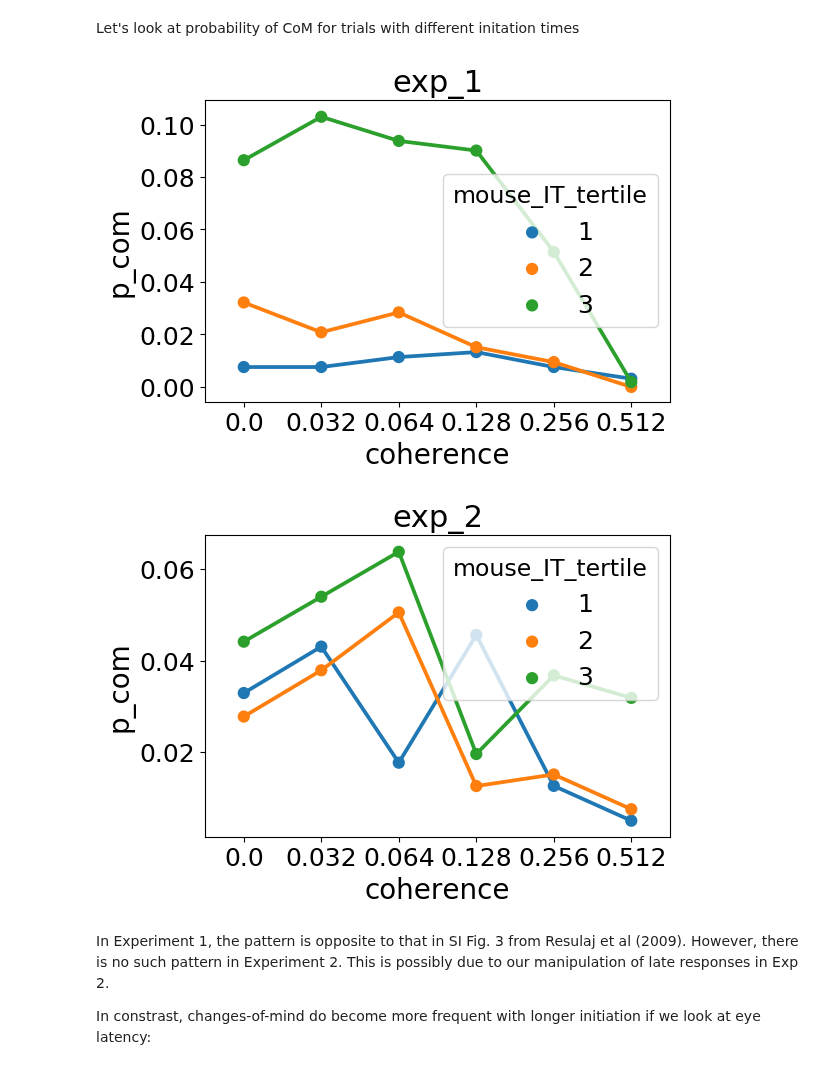
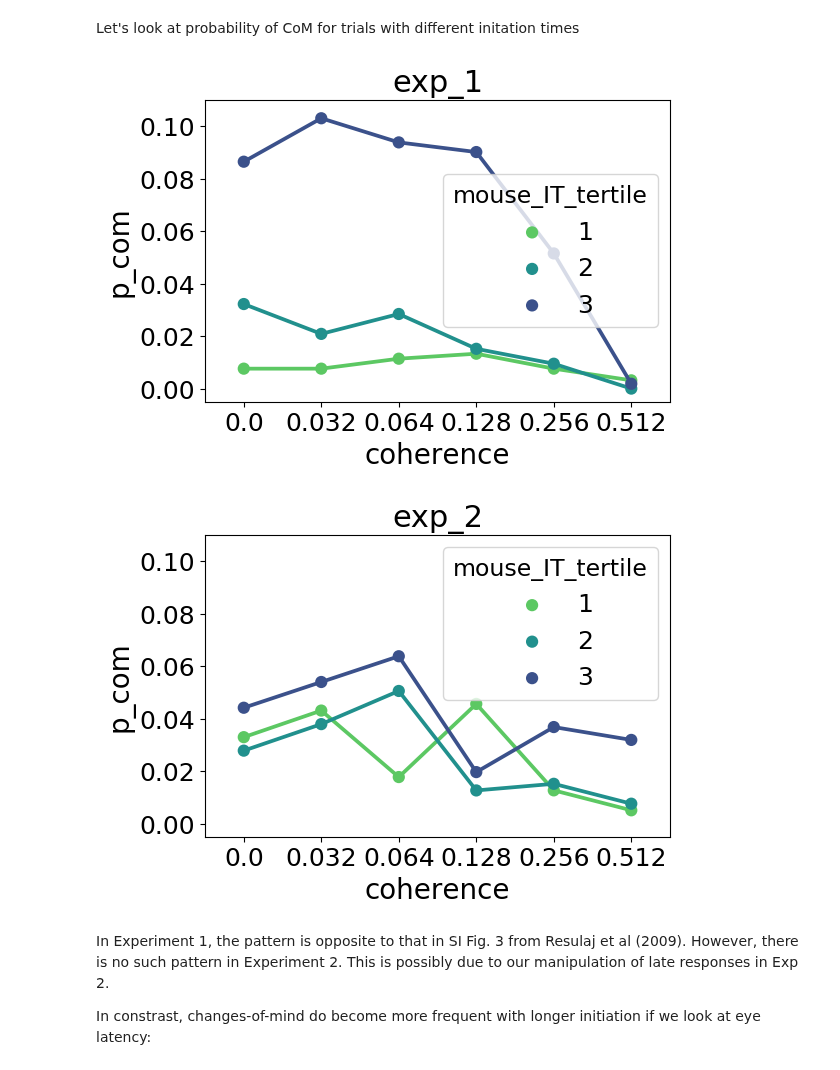
Before and after one commit to cherepaha/eyehandrdk, a Jupyter notebook: psychometrics.ipynb, the cells around one changed output. Cells and saved outputs as stored; diff of their text form; code cells hidden in the pictures.

Commit message:
Color scheme changed in IT tertile plots

```diff
--- a/psychometrics.ipynb
+++ b/psychometrics.ipynb
@@ -34,6 +34,9 @@ plt.rc('xtick', labelsize=18)
 plt.rc('ytick', labelsize=18)
 plt.rc('axes', labelsize=20, titlesize=22)
 plt.rc('legend', fontsize=18)
+
+# color pallette for sequential data
+palette_sqn = 'viridis_r'
 # %% [markdown]
 Then, we read the data (assuming it's already pre-processed). Change the path to the files if necessary
 # %%
@@ -225,20 +228,21 @@ Let's look at probability of CoM for trials with different initation times
 # %%
 def get_tertiles(x):
     return pd.cut(x, bins=x.quantile([0, .33, .66, 1]), labels=['1', '2', '3'])
 
-def plot_p_com_vs_mouse_IT(choices, exp):
+def plot_p_com_vs_var(choices, var, exp):
     plt.figure()
-    choices['mouse_IT_tertile'] = choices.groupby('coherence')['mouse_IT'].apply(get_tertiles)
-    p_com = choices.groupby(by=['coherence', 'mouse_IT_tertile']).apply(lambda c: len(c[c.is_com])/len(c)).rename('p_com')
-    sns.pointplot(data=p_com.reset_index(), x='coherence', y='p_com', hue='mouse_IT_tertile')
+    choices[var+'_tertile'] = choices.groupby('coherence')[var].apply(get_tertiles)
+    p_com = choices.groupby(by=['coherence', var+'_tertile']).apply(lambda c: len(c[c.is_com])/len(c)).rename('p_com')
+    ax = sns.pointplot(data=p_com.reset_index(), x='coherence', y='p_com', hue=var+'_tertile', palette=palette_sqn)
     plt.title(exp)
-    plt.savefig('figures/p_com_vs_coherence_by_mouse_IT_%s' % (exp), bbox_inches='tight')
+    ax.set_ylim(-0.005, 0.11)
+    plt.savefig('figures/p_com_vs_coherence_by_%s_%s' % (var, exp), bbox_inches='tight')
 
-plot_p_com_vs_mouse_IT(choices_1, exp_1)
-plot_p_com_vs_mouse_IT(choices_2, exp_2)
+plot_p_com_vs_var(choices_1, 'mouse_IT', exp_1)
+plot_p_com_vs_var(choices_2, 'mouse_IT', exp_2)
 # %% [output]
-[figure, old version]
+[figure, new version]
-[figure, old version]
+[figure, new version]
 # %% [markdown]
 In Experiment 1, the pattern is opposite to that in SI Fig. 3 from Resulaj et al (2009). However, there is no such pattern in Experiment 2. This is possibly due to our manipulation of late responses in Exp 2.
 
```
Also changed, not shown: parts of 3 cells of this notebook.
